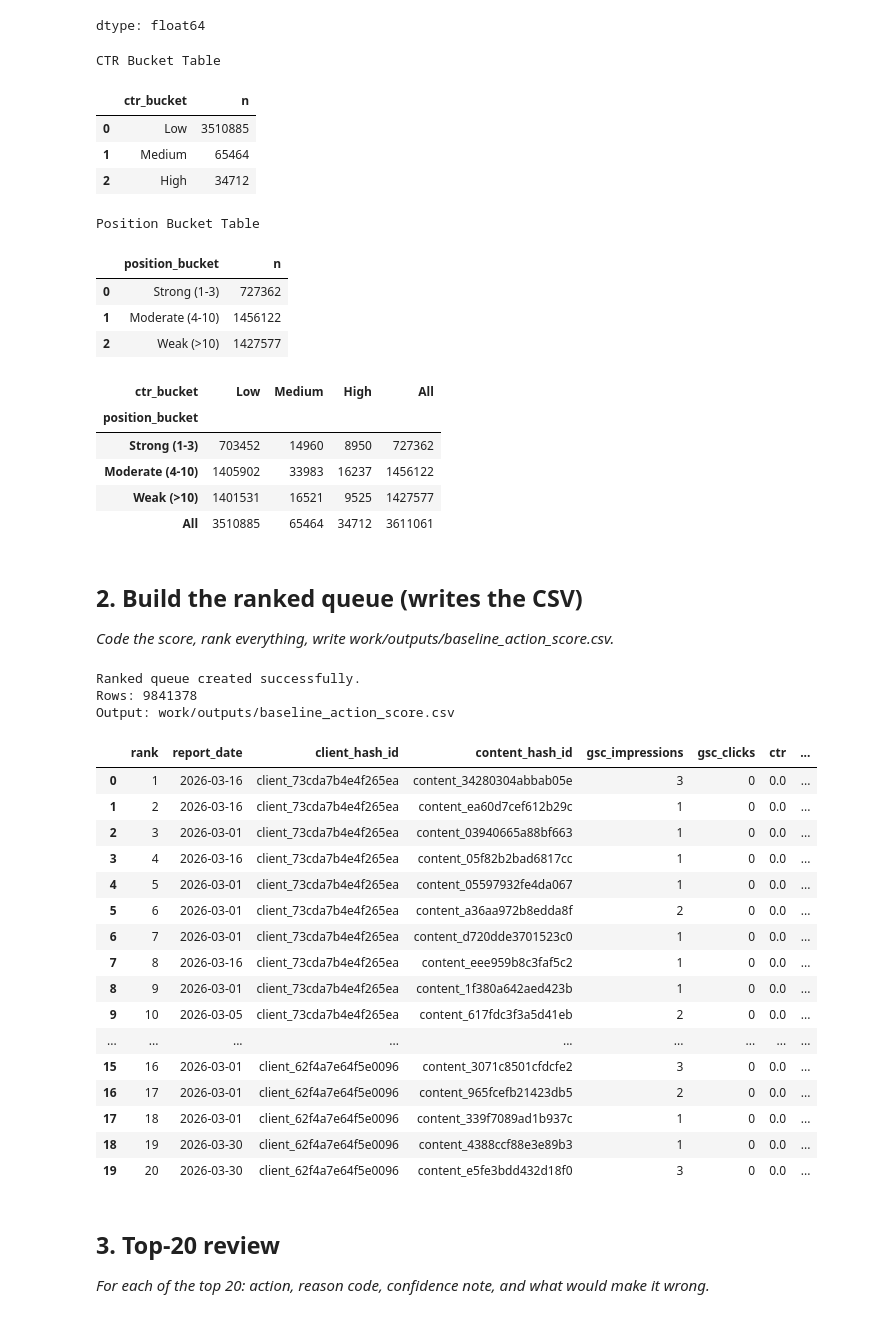
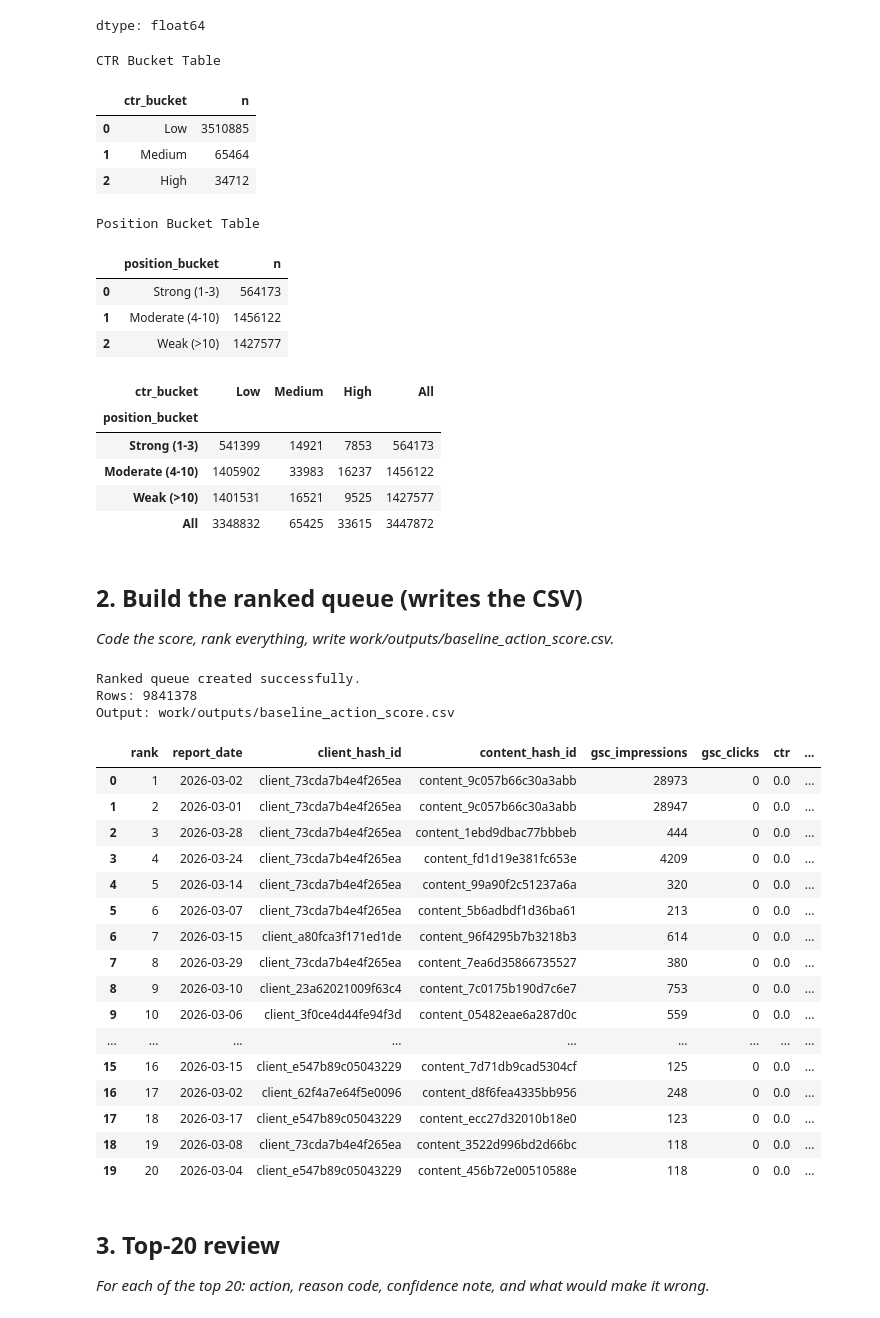
Before and after one commit to SamarBabar02/flyrank-ml-internship, a Jupyter notebook: work/notebooks/w04_baseline_score.ipynb, the cells around one changed output. Cells and saved outputs as stored; diff of their text form; code cells hidden in the pictures.

```diff
--- a/work/notebooks/w04_baseline_score.ipynb
+++ b/work/notebooks/w04_baseline_score.ipynb
@@ -140,7 +140,7 @@ df['ctr_bucket'] = pd.cut(
 
 # Bucket average position
 df['position_bucket'] = pd.cut(
-    df['gsc_avg_position'],
+    df['gsc_avg_position'].where(df['gsc_avg_position'] > 0),
     bins=[-np.inf, 3, 10, np.inf],
     labels=['Strong (1-3)', 'Moderate (4-10)', 'Weak (>10)']
 )
@@ -172,7 +172,7 @@ CTR Bucket Table
 | 2 | High | 34712 |
 Position Bucket Table
 |  | position_bucket | n |
-| 0 | Strong (1-3) | 727362 |
+| 0 | Strong (1-3) | 564173 |
 | 1 | Moderate (4-10) | 1456122 |
 | 2 | Weak (>10) | 1427577 |
 # %%
@@ -188,10 +188,10 @@ display(ctr_position_table)
 # %% [output]
 | ctr_bucket | Low | Medium | High | All |
 | position_bucket |  |  |  |  |
-| Strong (1-3) | 703452 | 14960 | 8950 | 727362 |
+| Strong (1-3) | 541399 | 14921 | 7853 | 564173 |
 | Moderate (4-10) | 1405902 | 33983 | 16237 | 1456122 |
 | Weak (>10) | 1401531 | 16521 | 9525 | 1427577 |
-| All | 3510885 | 65464 | 34712 | 3611061 |
+| All | 3348832 | 65425 | 33615 | 3447872 |
 # %% [markdown]
 ## 2. Build the ranked queue (writes the CSV)
 
@@ -203,9 +203,13 @@ display(ctr_position_table)
 # Lower CTR = higher priority
 # Better search position = higher priority
 
+valid_position = df['gsc_avg_position'].where(
+    df['gsc_avg_position'] > 0
+)
+
 df['baseline_score'] = (
     (1 - df['ctr'].clip(0, 1)) * 0.6
-    + (1 / (1 + df['gsc_avg_position'])) * 0.4
+    + (1 / (1 + valid_position)) * 0.4
 )
 
 # Create reason code
@@ -258,49 +262,49 @@ ranked_queue = ranked_queue[
         'gsc_impressions',
         'gsc_clicks',
         'ctr',
         'gsc_avg_position',
         'position_bucket',
         'baseline_score',
         'reason_code',
         'action'
     ]
 ]
 
 # Create output directory
 import os
 os.makedirs('work/outputs', exist_ok=True)
 
 # Write ranked queue
 output_path = 'work/outputs/baseline_action_score.csv'
 ranked_queue.to_csv(output_path, index=False)
 
 print("Ranked queue created successfully.")
 print("Rows:", len(ranked_queue))
 print("Output:", output_path)
 
 # Show top 20
 display(ranked_queue.head(20))
 # %% [output]
 Ranked queue created successfully.
 Rows: 9841378
 Output: work/outputs/baseline_action_score.csv
 |  | rank | report_date | client_hash_id | content_hash_id | gsc_impressions | gsc_clicks | ctr | ... |
-| 0 | 1 | 2026-03-16 | client_73cda7b4e4f265ea | content_34280304abbab05e | 3 | 0 | 0.0 | ... |
-| 1 | 2 | 2026-03-16 | client_73cda7b4e4f265ea | content_ea60d7cef612b29c | 1 | 0 | 0.0 | ... |
-| 2 | 3 | 2026-03-01 | client_73cda7b4e4f265ea | content_03940665a88bf663 | 1 | 0 | 0.0 | ... |
-| 3 | 4 | 2026-03-16 | client_73cda7b4e4f265ea | content_05f82b2bad6817cc | 1 | 0 | 0.0 | ... |
-| 4 | 5 | 2026-03-01 | client_73cda7b4e4f265ea | content_05597932fe4da067 | 1 | 0 | 0.0 | ... |
-| 5 | 6 | 2026-03-01 | client_73cda7b4e4f265ea | content_a36aa972b8edda8f | 2 | 0 | 0.0 | ... |
-| 6 | 7 | 2026-03-01 | client_73cda7b4e4f265ea | content_d720dde3701523c0 | 1 | 0 | 0.0 | ... |
-| 7 | 8 | 2026-03-16 | client_73cda7b4e4f265ea | content_eee959b8c3faf5c2 | 1 | 0 | 0.0 | ... |
-| 8 | 9 | 2026-03-01 | client_73cda7b4e4f265ea | content_1f380a642aed423b | 1 | 0 | 0.0 | ... |
-| 9 | 10 | 2026-03-05 | client_73cda7b4e4f265ea | content_617fdc3f3a5d41eb | 2 | 0 | 0.0 | ... |
+| 0 | 1 | 2026-03-02 | client_73cda7b4e4f265ea | content_9c057b66c30a3abb | 28973 | 0 | 0.0 | ... |
+| 1 | 2 | 2026-03-01 | client_73cda7b4e4f265ea | content_9c057b66c30a3abb | 28947 | 0 | 0.0 | ... |
+| 2 | 3 | 2026-03-28 | client_73cda7b4e4f265ea | content_1ebd9dbac77bbbeb | 444 | 0 | 0.0 | ... |
+| 3 | 4 | 2026-03-24 | client_73cda7b4e4f265ea | content_fd1d19e381fc653e | 4209 | 0 | 0.0 | ... |
+| 4 | 5 | 2026-03-14 | client_73cda7b4e4f265ea | content_99a90f2c51237a6a | 320 | 0 | 0.0 | ... |
+| 5 | 6 | 2026-03-07 | client_73cda7b4e4f265ea | content_5b6adbdf1d36ba61 | 213 | 0 | 0.0 | ... |
+| 6 | 7 | 2026-03-15 | client_a80fca3f171ed1de | content_96f4295b7b3218b3 | 614 | 0 | 0.0 | ... |
+| 7 | 8 | 2026-03-29 | client_73cda7b4e4f265ea | content_7ea6d35866735527 | 380 | 0 | 0.0 | ... |
+| 8 | 9 | 2026-03-10 | client_23a62021009f63c4 | content_7c0175b190d7c6e7 | 753 | 0 | 0.0 | ... |
+| 9 | 10 | 2026-03-06 | client_3f0ce4d44fe94f3d | content_05482eae6a287d0c | 559 | 0 | 0.0 | ... |
 | ... | ... | ... | ... | ... | ... | ... | ... | ... |
-| 15 | 16 | 2026-03-01 | client_62f4a7e64f5e0096 | content_3071c8501cfdcfe2 | 3 | 0 | 0.0 | ... |
-| 16 | 17 | 2026-03-01 | client_62f4a7e64f5e0096 | content_965fcefb21423db5 | 2 | 0 | 0.0 | ... |
-| 17 | 18 | 2026-03-01 | client_62f4a7e64f5e0096 | content_339f7089ad1b937c | 1 | 0 | 0.0 | ... |
-| 18 | 19 | 2026-03-30 | client_62f4a7e64f5e0096 | content_4388ccf88e3e89b3 | 1 | 0 | 0.0 | ... |
-| 19 | 20 | 2026-03-30 | client_62f4a7e64f5e0096 | content_e5fe3bdd432d18f0 | 3 | 0 | 0.0 | ... |
+| 15 | 16 | 2026-03-15 | client_e547b89c05043229 | content_7d71db9cad5304cf | 125 | 0 | 0.0 | ... |
+| 16 | 17 | 2026-03-02 | client_62f4a7e64f5e0096 | content_d8f6fea4335bb956 | 248 | 0 | 0.0 | ... |
+| 17 | 18 | 2026-03-17 | client_e547b89c05043229 | content_ecc27d32010b18e0 | 123 | 0 | 0.0 | ... |
+| 18 | 19 | 2026-03-08 | client_73cda7b4e4f265ea | content_3522d996bd2d66bc | 118 | 0 | 0.0 | ... |
+| 19 | 20 | 2026-03-04 | client_e547b89c05043229 | content_456b72e00510588e | 118 | 0 | 0.0 | ... |
 # %% [markdown]
 ## 3. Top-20 review
 
```
Also changed, not shown: parts of 2 cells of this notebook.
